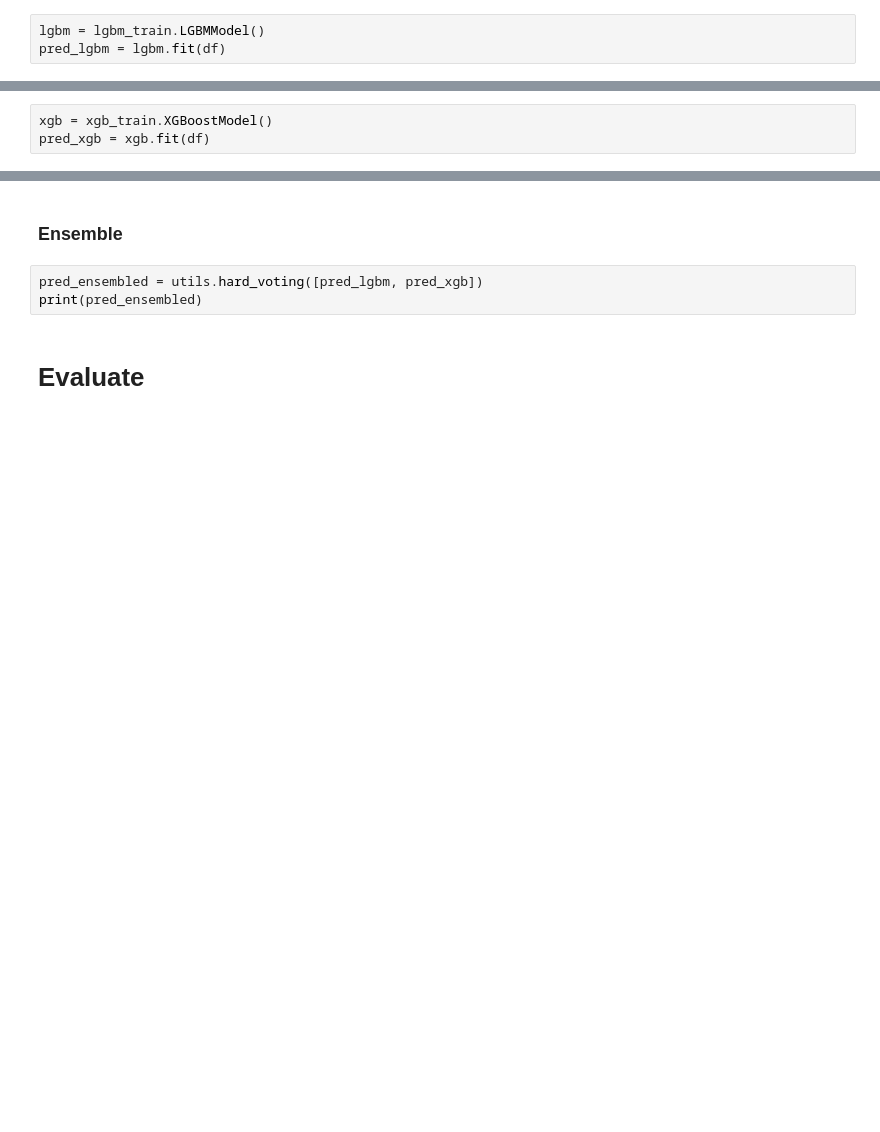
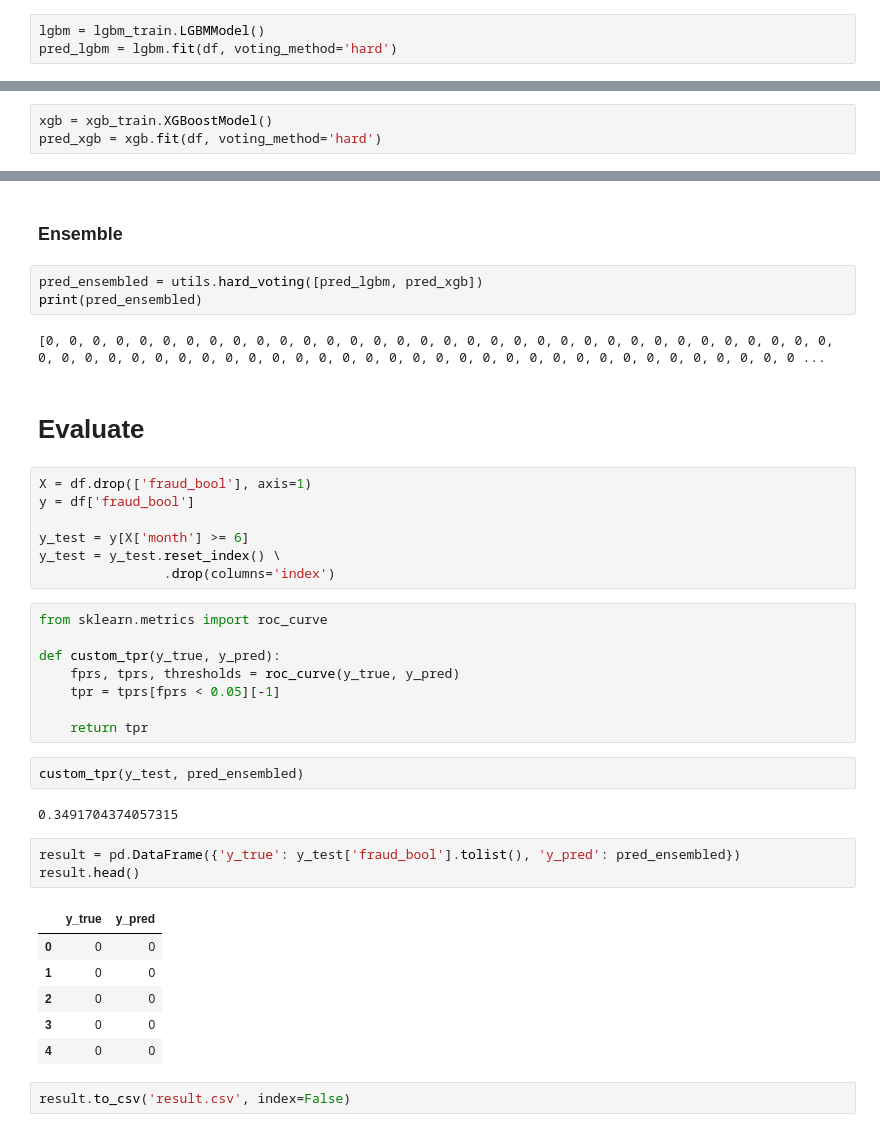
Before and after one commit to KieuSonTung/BankFraudDetection, a Jupyter notebook: main.ipynb, the cells around one changed output, grey strips where cells are left out. Drawn from its saved outputs; the diff is of its cells as text; blank space fills up the shorter version.

Commit message:
Test notebook

```diff
--- a/main.ipynb
+++ b/main.ipynb
@@ -28,4 +28,4 @@ importlib.reload(lgbm_train)
 <module 'src.model.lgbm_train' from '\\\\mac\\Home\\Downloads\\BankDemo\\src\\model\\lgbm_train.py'>
 # %%
 lgbm = lgbm_train.LGBMModel()
-pred_lgbm = lgbm.fit(df)
+pred_lgbm = lgbm.fit(df, voting_method='hard')
@@ -34,3 +47,3 @@ pred_lgbm = lgbm.fit(df)
 # %%
 xgb = xgb_train.XGBoostModel()
-pred_xgb = xgb.fit(df)
+pred_xgb = xgb.fit(df, voting_method='hard')
@@ -39,5 +60,38 @@ pred_xgb = xgb.fit(df)
 # %%
 pred_ensembled = utils.hard_voting([pred_lgbm, pred_xgb])
 print(pred_ensembled)
+# %% [output]
+[0, 0, 0, 0, 0, 0, 0, 0, 0, 0, 0, 0, 0, 0, 0, 0, 0, 0, 0, 0, 0, 0, 0, 0, 0, 0, 0, 0, 0, 0, 0, 0, 0, 0, 0, 0, 0, 0, 0, 0, 0, 0, 0, 0, 0, 0, 0, 0, 0, 0, 0, 0, 0, 0, 0, 0, 0, 0, 0, 0, 0, 0, 0, 0, 0, 0, 0 ...
 # %% [markdown]
 # Evaluate
+# %%
+X = df.drop(['fraud_bool'], axis=1)
+y = df['fraud_bool']
+
+y_test = y[X['month'] >= 6]
+y_test = y_test.reset_index() \
+                .drop(columns='index')
+# %%
+from sklearn.metrics import roc_curve
+
+def custom_tpr(y_true, y_pred):
+    fprs, tprs, thresholds = roc_curve(y_true, y_pred)
+    tpr = tprs[fprs < 0.05][-1]
+
+    return tpr
+# %%
+custom_tpr(y_test, pred_ensembled)
+# %% [output]
+0.3491704374057315
+# %%
+result = pd.DataFrame({'y_true': y_test['fraud_bool'].tolist(), 'y_pred': pred_ensembled})
+result.head()
+# %% [output]
+|  | y_true | y_pred |
+| 0 | 0 | 0 |
+| 1 | 0 | 0 |
+| 2 | 0 | 0 |
+| 3 | 0 | 0 |
+| 4 | 0 | 0 |
+# %%
+result.to_csv('result.csv', index=False)
```
Also changed, not shown: parts of 3 cells of this notebook, 2 other files.
